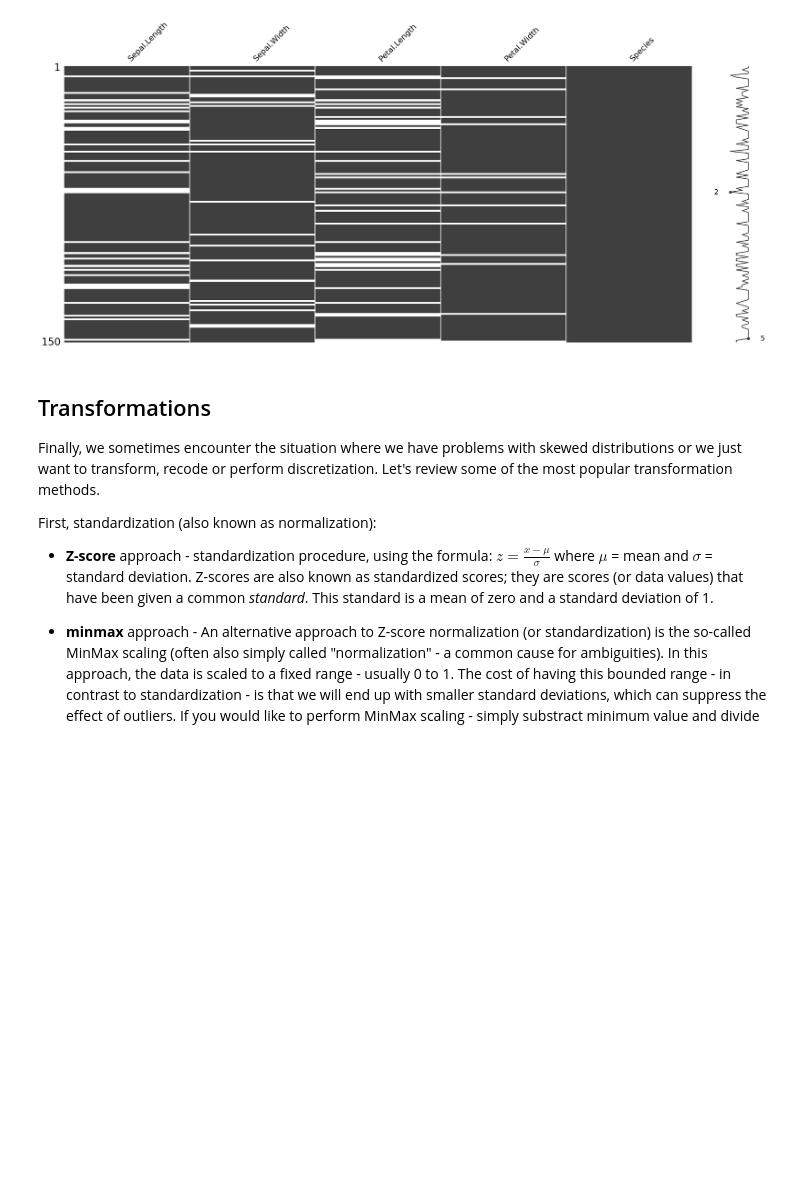
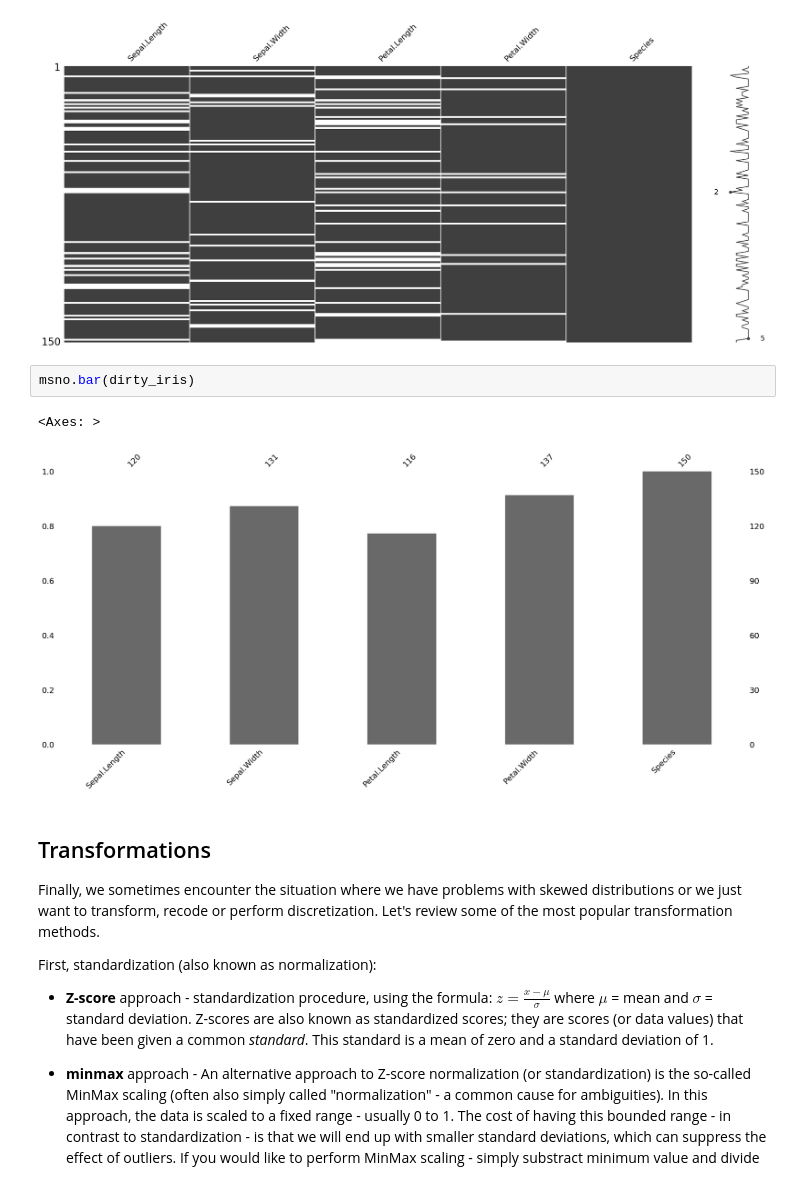
Before and after one commit to OskarPutz/DS, a Jupyter notebook: Exercise 4.ipynb, the cells around one changed output. Drawn from its saved outputs; the diff is of its cells as text; blank space fills up the shorter version.

Commit message:
rest of missingno plots

```diff
--- a/Exercise 4.ipynb
+++ b/Exercise 4.ipynb
@@ -455,6 +455,11 @@ msno.matrix(dirty_iris)
 # %% [output]
 <Axes: >
 [figure]
+# %%
+msno.bar(dirty_iris)
+# %% [output]
+<Axes: >
+[figure, added]
 # %% [markdown]
 ## Transformations
 
```
